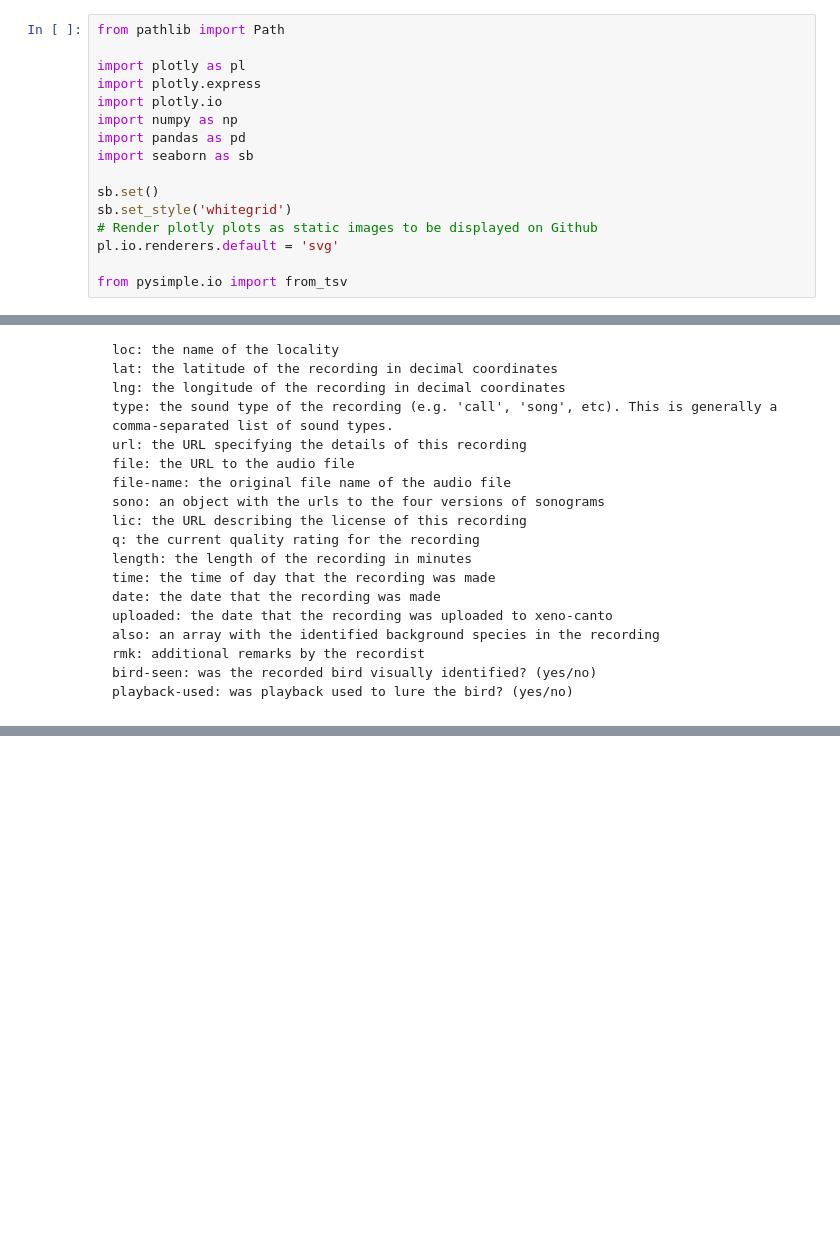
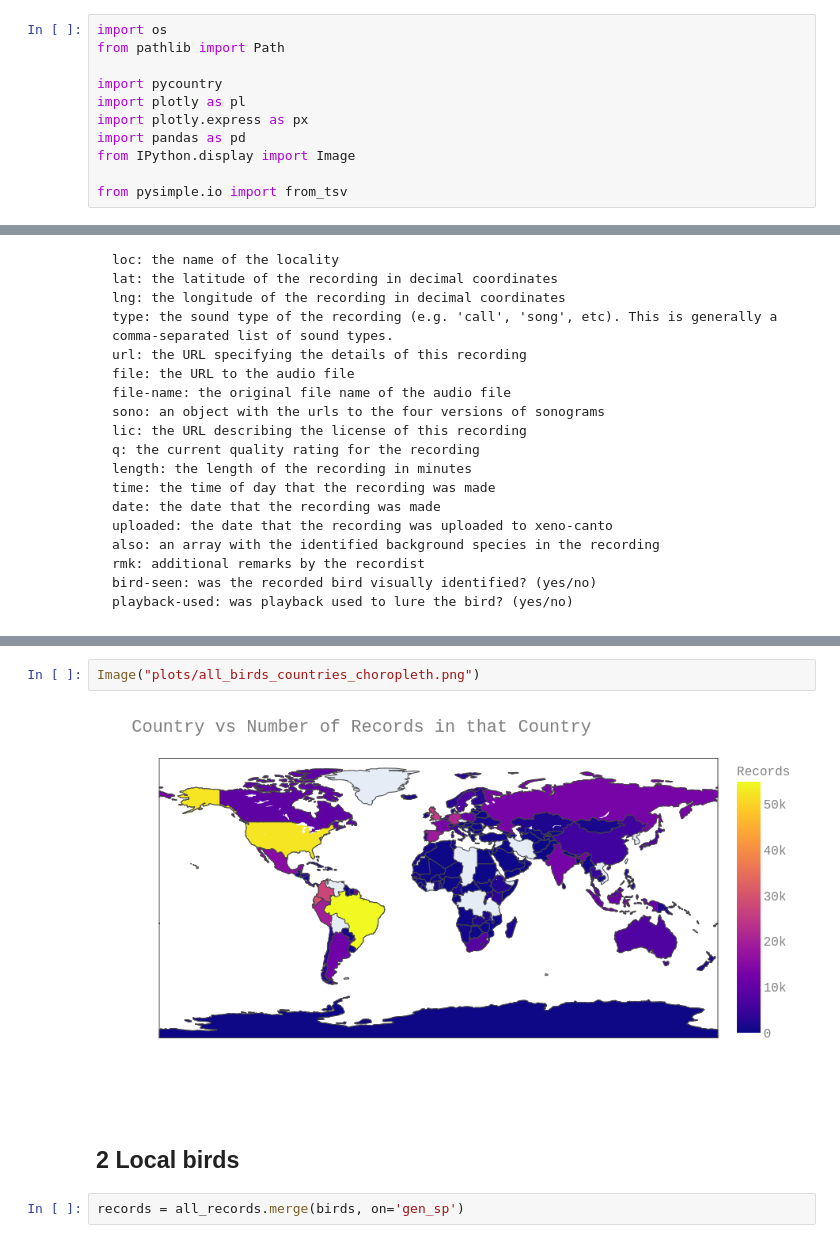
Before and after one commit to tarashypka/pyturdus, a Jupyter notebook: ipynb/analyze_records.ipynb, the cells around one changed output, grey strips where cells are left out. Cells and saved outputs as stored; diff of their text form; blank space fills up the shorter version.

Commit message:
:art: update analyze_records.ipynb

```diff
--- a/ipynb/analyze_records.ipynb
+++ b/ipynb/analyze_records.ipynb
@@ -1,16 +1,11 @@
 # %%
+import os
 from pathlib import Path
 
+import pycountry
 import plotly as pl
-import plotly.express
-import plotly.io
-import numpy as np
+import plotly.express as px
 import pandas as pd
-import seaborn as sb
-
-sb.set()
-sb.set_style('whitegrid')
-# Render plotly plots as static images to be displayed on Github
-pl.io.renderers.default = 'svg'
+from IPython.display import Image
 
 from pysimple.io import from_tsv
@@ -53,0 +75,8 @@ records = from_tsv(records_path, usecols='gen,sp,cnt,loc,lat,lng,type,q,length,t
+# %%
+Image("plots/all_birds_countries_choropleth.png")
+# %% [output]
+[figure, added]
+# %% [markdown]
+## 2 Local birds
+# %%
+records = all_records.merge(birds, on='gen_sp')
```
Also changed, not shown: parts of 19 cells of this notebook, 5 other files.
